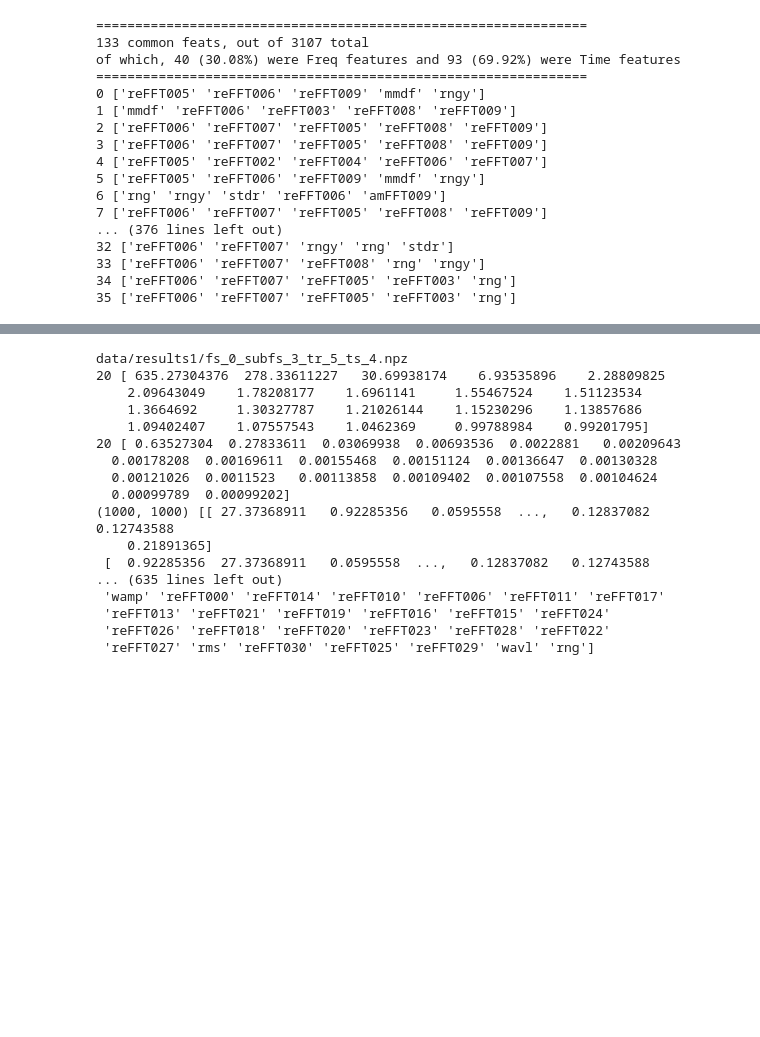
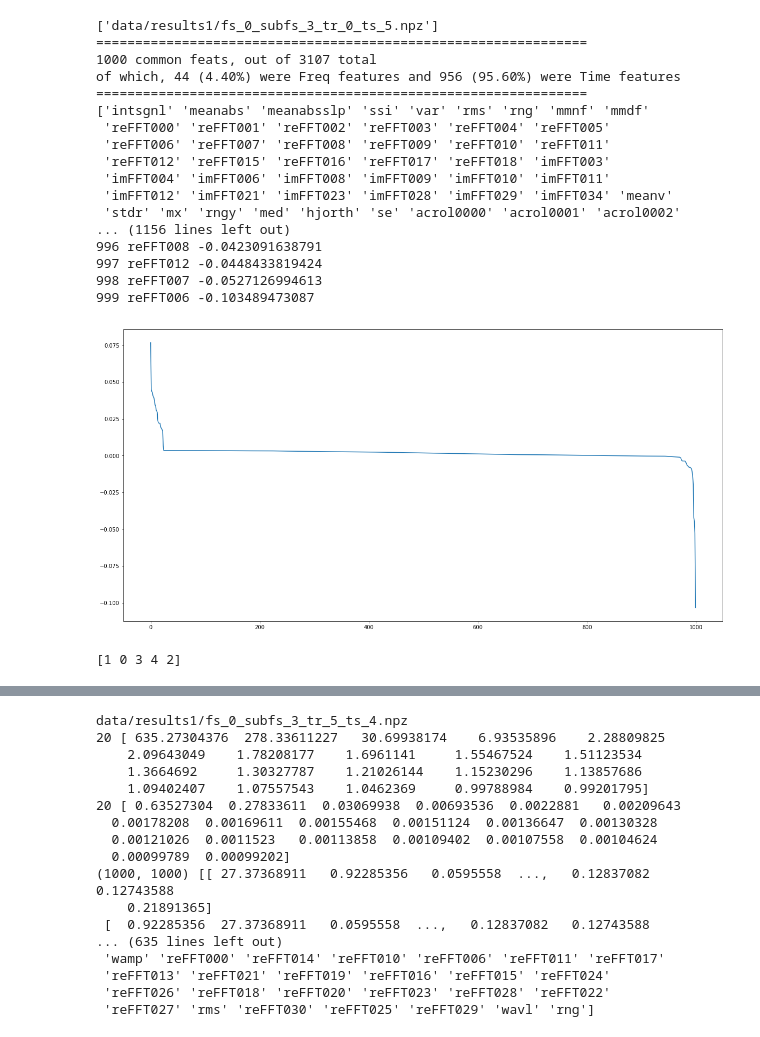
Before and after one commit to jagrio/MachineLearningSlippage, a Jupyter notebook: MLslippagesrc/MLslippage/FeatExplained.ipynb, the cells around one changed output, grey strips where cells are left out. Cells and saved outputs as stored; diff of their text form; code cells hidden in the pictures; blank space fills up the shorter version.

Commit message:
PCA explained importance of features

```diff
--- a/MLslippagesrc/MLslippage/FeatExplained.ipynb
+++ b/MLslippagesrc/MLslippage/FeatExplained.ipynb
@@ -296,39 +300,76 @@ def get_common_feats(bool_tot_feats, subfs, skip_surf = 6, print_common_feats =
     print("===============================================================")
 
     return common_feats, full_names
+# %%
+def get_inv_pca_feat_imp(r, fs, subfs, commonfeats):
+#     filenames = glob.glob("data/results" + str(r) + "/fs_" + str(fs) + "_subfs_" + str(subfs) + "_*.npz")
+    filenames = glob.glob("data/results" + str(r) + "/fs_" + str(fs) + "_subfs_" + str(subfs) + "_tr_" + str(0) + "_ts_" + str(5) + ".npz")
+    print filenames
+    feat_imp = np.zeros(len(commonfeats))
+    for filn in filenames:
+        # for every training surface
+        model_file = np.load(filn)
+        # get the corresponding model
+        model = model_file['model'][0]
+        # get the pca
+        pca = model.named_steps['decomp']
+        # get from the inverse pca the importance of each feature
+        invpca = pca.inverse_transform(np.eye(20))
+        # find the corresponding indexes returned by feature selection step
+        model_feat_ind = list(model.named_steps['feature_selection'].get_support(indices = True))
+        # use the commonfeats indexes to find the corresponding index inside model_feat_ind to reference invpca
+        # and add its importance to feat_imp correctly
+        for ci in range(len(commonfeats)):
+            curr_ind = model_feat_ind.index(commonfeats[ci])
+            feat_imp[ci] += np.mean(invpca[:,curr_ind])
+    return feat_imp
 # %%
 ### Example
-
+fs=0
 subfs=3
-for r in range(1,6):
+for r in range(1,2):
     tot_feats, best_tot_feats, best_tot_scores = get_tot_feats(fs=0, subfs=subfs, r=r)
     common_feats, full_names = get_common_feats(bool_tot_feats=tot_feats, subfs=subfs, skip_surf=6, print_common_feats=0)
     fn = np.array(full_names)
     tmp = fn[:,0].astype(int).tolist()
-#     print np.array(featnames)[tmp]
-    for j in range(0,len(best_tot_feats),1):
-        tmpj = best_tot_feats[j][:5]
+    print np.array(featnames)[tmp]
+    feat_imp = get_inv_pca_feat_imp(r,fs,subfs,common_feats)
+#     print feat_imp
+    plt.figure(figsize=(20,10))
+    feat_imp_sort_ind = np.argsort(feat_imp)[::-1]
+    feat_imp_sort = np.sort(feat_imp)[::-1]
+    plt.plot(feat_imp_sort)
+    for t in range(len(feat_imp_sort_ind)):
+        print t, np.array(featnames)[tmp[feat_imp_sort_ind[t]]], feat_imp_sort[t]
+
+#     for j in range(0,len(best_tot_feats),1):
+#         tmpj = best_tot_feats[j][:5]
 #         print len(tmpj)
 #         print j, best_tot_scores[j][:10]
-        print j, np.array(featnames)[tmpj]
+#         print j, np.array(featnames)[tmpj]
 # %% [output]
+['data/results1/fs_0_subfs_3_tr_0_ts_5.npz']
 ===============================================================
-133 common feats, out of 3107 total
-of which, 40 (30.08%) were Freq features and 93 (69.92%) were Time features
+1000 common feats, out of 3107 total
+of which, 44 (4.40%) were Freq features and 956 (95.60%) were Time features
 ===============================================================
-0 ['reFFT005' 'reFFT006' 'reFFT009' 'mmdf' 'rngy']
-1 ['mmdf' 'reFFT006' 'reFFT003' 'reFFT008' 'reFFT009']
-2 ['reFFT006' 'reFFT007' 'reFFT005' 'reFFT008' 'reFFT009']
-3 ['reFFT006' 'reFFT007' 'reFFT005' 'reFFT008' 'reFFT009']
-4 ['reFFT005' 'reFFT002' 'reFFT004' 'reFFT006' 'reFFT007']
-5 ['reFFT005' 'reFFT006' 'reFFT009' 'mmdf' 'rngy']
-6 ['rng' 'rngy' 'stdr' 'reFFT006' 'amFFT009']
-7 ['reFFT006' 'reFFT007' 'reFFT005' 'reFFT008' 'reFFT009']
-... (376 lines left out)
-32 ['reFFT006' 'reFFT007' 'rngy' 'rng' 'stdr']
-33 ['reFFT006' 'reFFT007' 'reFFT008' 'rng' 'rngy']
-34 ['reFFT006' 'reFFT007' 'reFFT005' 'reFFT003' 'rng']
-35 ['reFFT006' 'reFFT007' 'reFFT005' 'reFFT003' 'rng']
+['intsgnl' 'meanabs' 'meanabsslp' 'ssi' 'var' 'rms' 'rng' 'mmnf' 'mmdf'
+ 'reFFT000' 'reFFT001' 'reFFT002' 'reFFT003' 'reFFT004' 'reFFT005'
+ 'reFFT006' 'reFFT007' 'reFFT008' 'reFFT009' 'reFFT010' 'reFFT011'
+ 'reFFT012' 'reFFT015' 'reFFT016' 'reFFT017' 'reFFT018' 'imFFT003'
+ 'imFFT004' 'imFFT006' 'imFFT008' 'imFFT009' 'imFFT010' 'imFFT011'
+ 'imFFT012' 'imFFT021' 'imFFT023' 'imFFT028' 'imFFT029' 'imFFT034' 'meanv'
+ 'stdr' 'mx' 'rngy' 'med' 'hjorth' 'se' 'acrol0000' 'acrol0001' 'acrol0002'
+... (1156 lines left out)
+996 reFFT008 -0.0423091638791
+997 reFFT012 -0.0448433819424
+998 reFFT007 -0.0527126994613
+999 reFFT006 -0.103489473087
+[figure, added]
+# %%
+print np.argsort([0,-1,3,1,2])
+# %% [output]
+[1 0 3 4 2]
 # %%
 # fn = np.array(full_names)
 # print fn.shape
```
Also changed, not shown: parts of 5 cells of this notebook.
